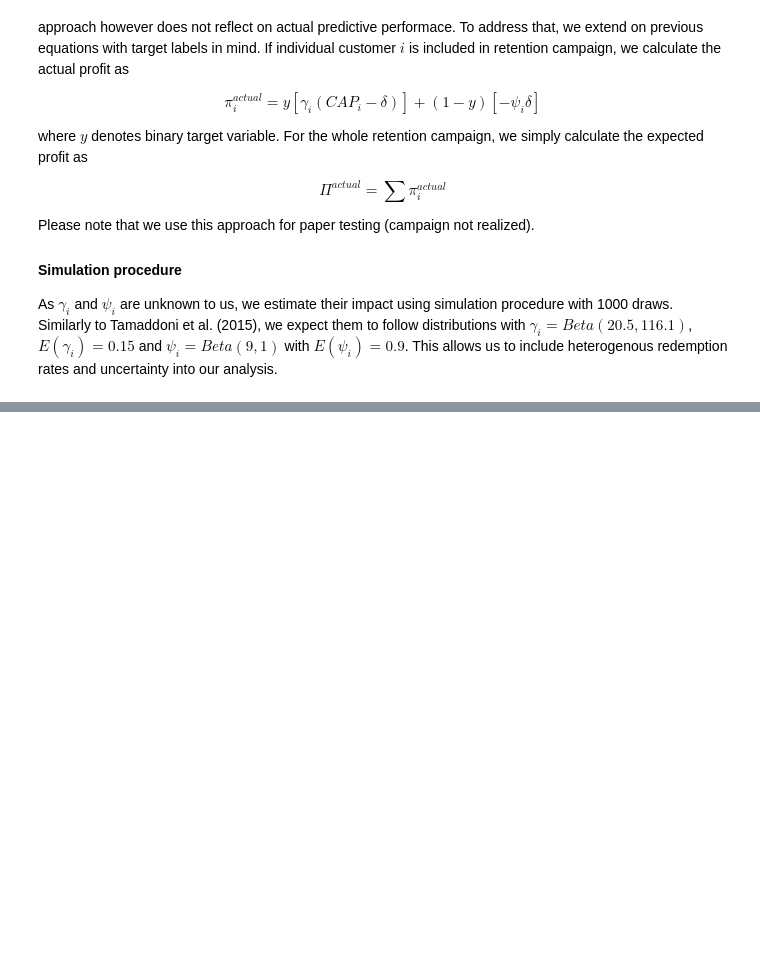
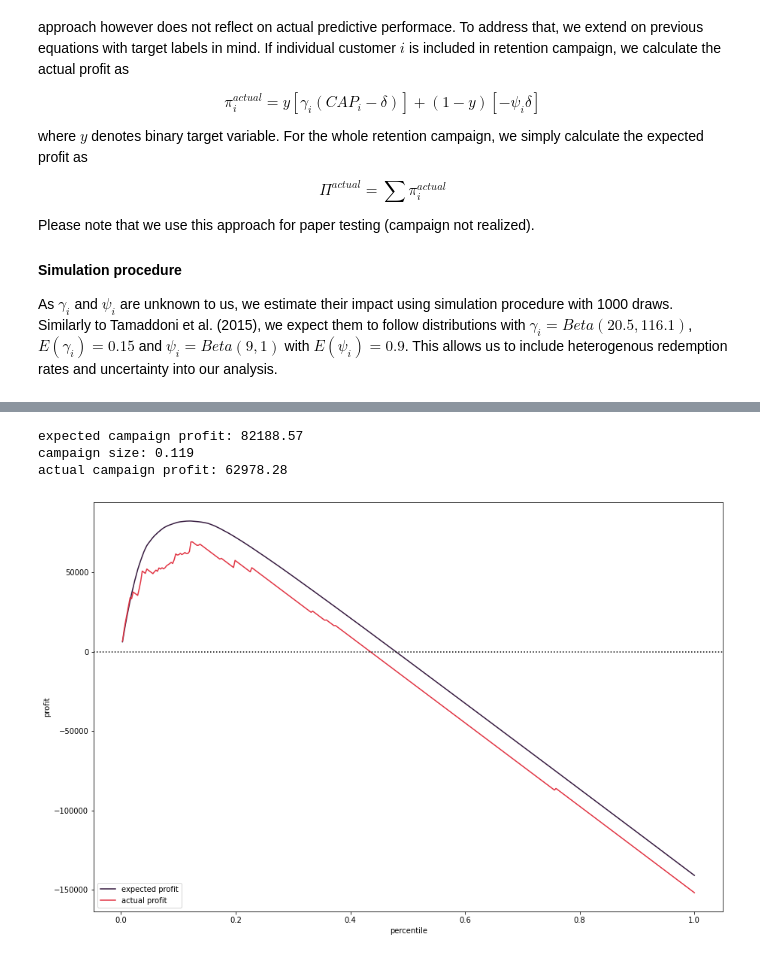
Before and after one commit to fridrichmrtn/churn-modeling, a Jupyter notebook: jupyters/campaign-profit.ipynb, the cells around one changed output, grey strips where cells are left out. Drawn from its saved outputs; the diff is of its cells as text; code cells hidden in the pictures; blank space fills up the shorter version.

```diff
--- a/jupyters/campaign-profit.ipynb
+++ b/jupyters/campaign-profit.ipynb
@@ -73,0 +96,64 @@ def maximum_expected_campaign_profit(exp_camp_profit):
+# %%
+import matplotlib.pyplot as plt
+import seaborn as sns
+def plot_simulated_profit(sp):
+    f, a = plt.subplots(1,1, figsize=(15,10))
+    sns.lineplot(#data=sp,
+        x=sp.perc, y=sp.cecp, legend=False,
+        color=sns.color_palette("rocket")[0], ax=a);
+    sns.lineplot(#data=sp,
+        x=sp.perc, y=sp.cacp, legend=False,
+        color=sns.color_palette("rocket")[3], ax=a);
+    a.set_ylabel("profit");
+    a.set_xlabel("percentile");
+    a.legend(loc="lower left",
+        labels=["expected profit", "actual profit"]);
+    a.axhline(0, linestyle="dotted", c="k");
+    return None
+# %%
+df = test.loc[:,["user_id", "target_event", "target_cap"]]
+df["y_pred_proba"] = y_pred_proba
+
+config = {
+    #"gamma":{"alpha":22.3, "beta":200},
+    "gamma":{"alpha":20.5, "beta":116},
+    "delta":800,
+    "psi":{"alpha":9, "beta":1},
+    "n_iter":1000,
+    "seed":1}
+
+gamma = config["gamma"]
+delta = config["delta"]
+psi = config["psi"]
+n_iter = config["n_iter"]
+seed = config["seed"]
+
+n_users = df.user_id.nunique()
+sp = []
+for i in range(n_iter):
+    gamma_psi = pd.DataFrame.from_dict({
+        "user_id":df.user_id.unique(),
+        "gamma":np.random.beta(gamma["alpha"], gamma["beta"], size=n_users),
+        "psi":np.random.beta(psi["alpha"], psi["beta"], size=n_users)})
+    temp = df.merge(gamma_psi, on=["user_id"])
+    temp["ecp"] = (temp["y_pred_proba"]*temp["gamma"]*(temp["target_cap"]-delta)
+        + (1-temp["y_pred_proba"])*(-temp["psi"]*delta))
+    temp["acp"] = (temp["target_event"]*temp["gamma"]*(temp["target_cap"]-delta)
+        + (1-temp["target_event"])*(-temp["psi"]*delta))
+    sp.append(temp.loc[:,["user_id","ecp", "acp"]])
+sp = pd.concat(sp)
+sp = sp.groupby(["user_id"], as_index=False).mean().sort_values("ecp", ascending=False)
+sp["cecp"] = sp.ecp.cumsum()
+sp["perc"] = sp.ecp.rank(ascending=False, pct=True)
+sp["cacp"] = sp.acp.cumsum()
+
+
+print("expected campaign profit: {:.2f}".format( sp.cecp.max()))
+print("campaign size: {:.3f}".format(sp.perc[sp.cecp.idxmax()]))
+print("actual campaign profit: {:.2f}".format(sp.cacp[sp.cecp.idxmax()]))
+plot_simulated_profit(sp)
+# %% [output]
+expected campaign profit: 82188.57
+campaign size: 0.119
+actual campaign profit: 62978.28
+[figure, added]
```
Also changed, not shown: parts of 4 cells of this notebook, 1 other file.
